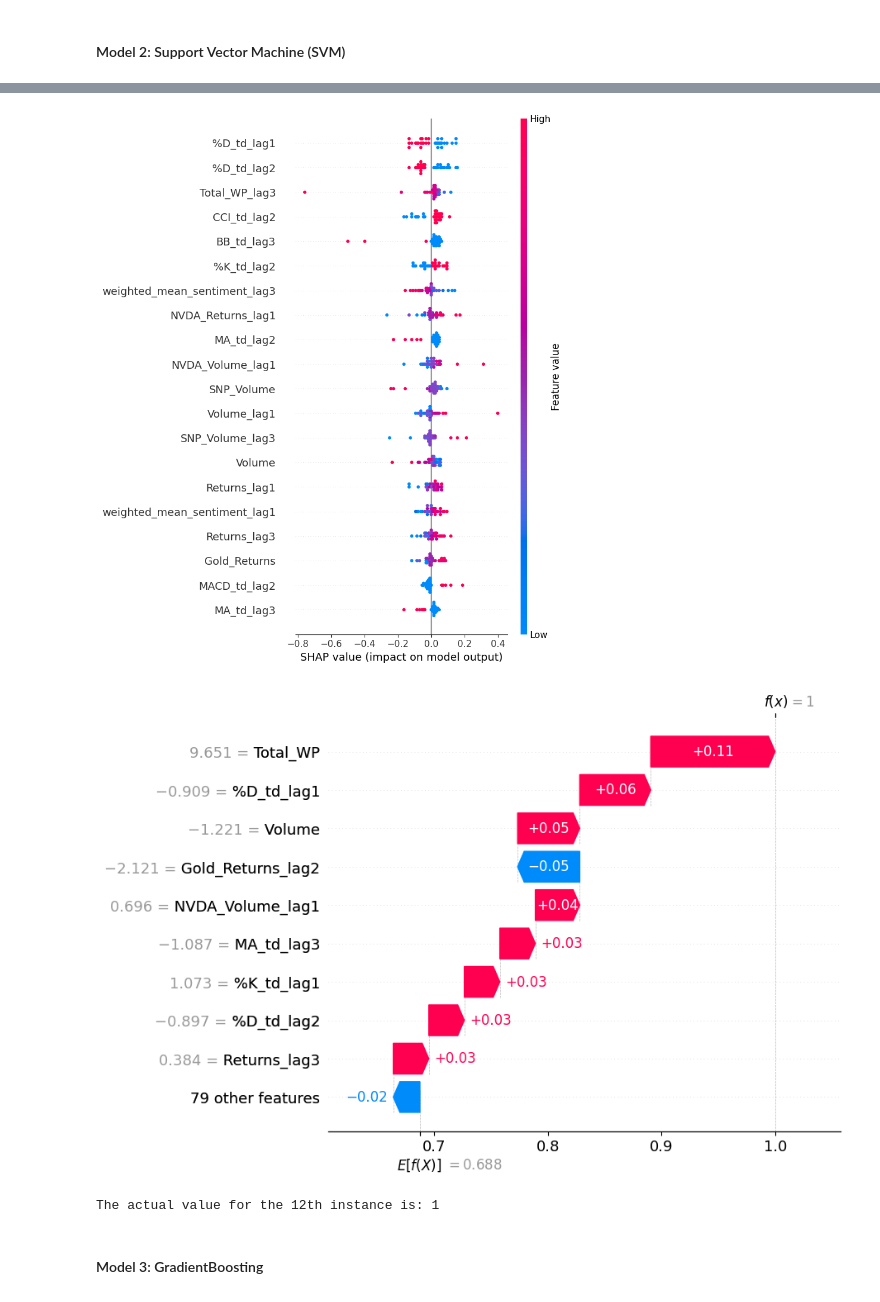
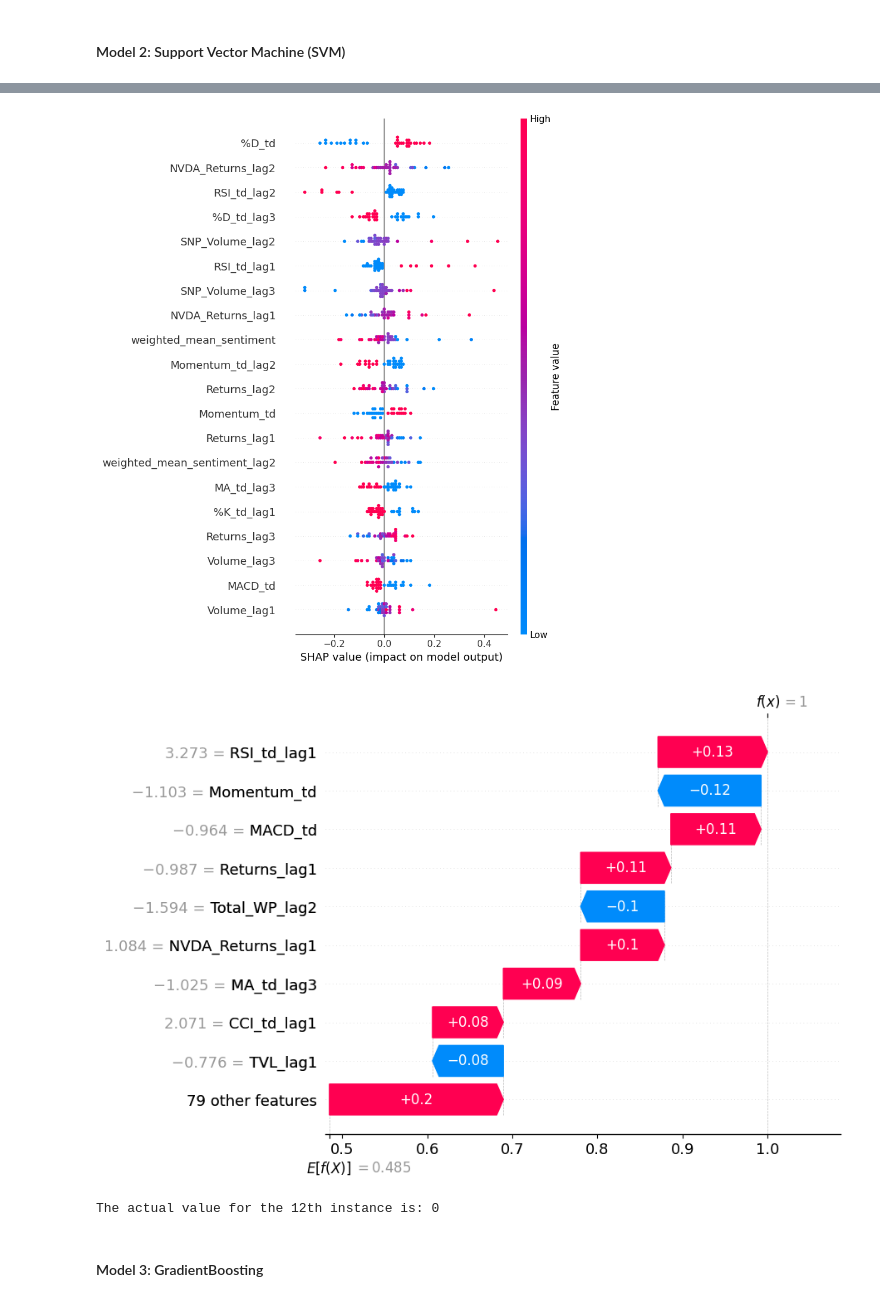
Before and after one commit to NumericCamel/Master-Thesis, a Jupyter notebook: notebook/model_building.ipynb, the cells around one changed output, grey strips where cells are left out. Cells and saved outputs as stored; diff of their text form; code cells hidden in the pictures.

```diff
--- a/notebook/model_building.ipynb
+++ b/notebook/model_building.ipynb
@@ -143,7 +150,7 @@ evaluation = pd.DataFrame(
 from sklearn.ensemble import RandomForestClassifier
 from sklearn.metrics import accuracy_score, confusion_matrix, classification_report, f1_score, precision_score, recall_score
 
-def train_evaluate_random_forest(X_train, X_test, y_train, y_test, name, n_estimators=80, max_depth=10, min_samples_split=5, evaluation_df = evaluation):
+def train_evaluate_random_forest(X_train, X_test, y_train, y_test, name, n_estimators=60, max_depth=10, min_samples_split=5, evaluation_df = evaluation):
     # Initialize and train the Random Forest model
     rfm = RandomForestClassifier(n_estimators=n_estimators, bootstrap=True,
                                  max_depth=max_depth, min_samples_split=min_samples_split)
@@ -159,6 +166,14 @@ def train_evaluate_random_forest(X_train, X_test, y_train, y_test, name, n_estim
     f1 = f1_score(y_test, rf_pred)
     recall = recall_score(y_test, rf_pred)
     precision = precision_score(y_test, rf_pred)
+    # Get the confusion matrix
+    tn, fp, fn, tp = confusion_matrix(y_test, rf_pred).ravel()
+    # Calculate specificity
+    specificity = tn / (tn + fp)
+    # Calculate false positive rate
+    false_positive_rate = fp / (fp + tn)
+    # Calculate false negative rate
+    false_negative_rate = fn / (fn + tp)
 
     # Print results
     print(f"Accuracy: {accuracy}")
@@ -168,7 +183,7 @@ def train_evaluate_random_forest(X_train, X_test, y_train, y_test, name, n_estim
    # Update or initialize the evaluation dataframe
     if evaluation_df is not None:
         model_key = f"{name}_RF_{n_estimators}_{max_depth}_{min_samples_split}"
-        evaluation_df.loc[model_key] = ['Random Forest', accuracy, precision, recall, f1]
+        evaluation_df.loc[model_key] = ['Random Forest', accuracy, precision, recall, f1, specificity, false_positive_rate, false_negative_rate]
 
 
     # Return the model and predictions for further use if needed
@@ -208,7 +238,7 @@ from sklearn.metrics import roc_curve, auc
 def plot_roc_curve(y_test, y_pred, crypto_name, model_name, ax):
     fpr, tpr, _ = roc_curve(y_test, y_pred)
     roc_auc = auc(fpr, tpr)
-    accuracy = (y_test == y_pred).mean()
+    accuracy = accuracy_score(y_test, y_pred)
 
     ax.plot(fpr, tpr, color='darkorange', lw=2, label=f'ROC curve (area = {roc_auc:.2f})')
     ax.plot([0, 1], [0, 1], color='navy', lw=2, linestyle='--')
@@ -246,7 +276,7 @@ from sklearn.svm import SVC
 
 def train_evaluate_support_vector(X_train, X_test, y_train, y_test, name, C=7, probability=True, gamma='auto', kernel='sigmoid', evaluation_df=evaluation):
     # Initialize and train the Random Forest model
-    svc = SVC(C = 7, probability=True, gamma='auto', kernel='sigmoid')
+    svc = SVC(C = C, probability=True, gamma='auto', kernel='sigmoid')
     svc.fit(X_train, y_train)
 
     # Make predictions
@@ -259,6 +289,13 @@ def train_evaluate_support_vector(X_train, X_test, y_train, y_test, name, C=7, p
     precision = precision_score(y_test, svm_pred)
     recall = recall_score(y_test, svm_pred)
     f1 = f1_score(y_test, svm_pred)
+    tn, fp, fn, tp = confusion_matrix(y_test, svm_pred).ravel()
+    # Calculate specificity
+    specificity = tn / (tn + fp)
+    # Calculate false positive rate
+    false_positive_rate = fp / (fp + tn)
+    # Calculate false negative rate
+    false_negative_rate = fn / (fn + tp)
 
     # Print results
     print(f"Accuracy: {accuracy}")
@@ -268,12 +305,12 @@ def train_evaluate_support_vector(X_train, X_test, y_train, y_test, name, C=7, p
    # Update or initialize the evaluation dataframe   # Update or initialize the evaluation dataframe
     if evaluation_df is not None:
         model_key = f"{name}_RF_C_{C}__kernal_{kernel}_gamme_{gamma}"
-        evaluation_df.loc[model_key] = ['SVM', accuracy, precision, recall, f1]
+        evaluation_df.loc[model_key] = ['SVM', accuracy, precision, recall, f1, specificity, false_positive_rate, false_negative_rate]
 
     # Return the model and predictions for further use if needed
     return svc, svm_pred
 
-btc_svc, btc_svm_pred = train_evaluate_support_vector(btc_x_train, btc_x_test, btc_y_train, btc_y_test, 'BTC')
-eth_svc, eth_svm_pred = train_evaluate_support_vector(eth_x_train, eth_x_test, eth_y_train, eth_y_test, 'ETH')
-sol_svc, sol_svm_pred = train_evaluate_support_vector(sol_x_train, sol_x_test, sol_y_train, sol_y_test, 'SOL')
+btc_svc, btc_svm_pred = train_evaluate_support_vector(btc_x_train, btc_x_test, btc_y_train, btc_y_test, 'BTC', C=8)
+eth_svc, eth_svm_pred = train_evaluate_support_vector(eth_x_train, eth_x_test, eth_y_train, eth_y_test, 'ETH', C=5)
+sol_svc, sol_svm_pred = train_evaluate_support_vector(sol_x_train, sol_x_test, sol_y_train, sol_y_test, 'SOL', C=4)
 # %% [output]
@@ -378,25 +419,25 @@ Test Accuracy: 0.4062
 import shap
 
 # Create and fit the explainer
-explainer = shap.Explainer(btc_svc.predict, btc_x_test)
-shap_values = explainer(btc_x_test)
+explainer = shap.Explainer(sol_svc.predict, sol_x_test)
+shap_values = explainer(sol_x_test)
 # %%
- shap.summary_plot(shap_values, btc_x_test, feature_names=btc_x_test.columns.tolist())
+ shap.summary_plot(shap_values, sol_x_test, feature_names=sol_x_test.columns.tolist())
 # %% [output]
-[figure, old version]
+[figure, new version]
 # %%
 shap.waterfall_plot(shap_values[4])
 
 # Show the plot
 plt.show()
 
 # Fetch the actual value for the 12th instance from y_test
-actual_value = y_test.iloc[4]  # Assuming y_test is a DataFrame or Series
+actual_value = sol_y_test.iloc[4]  # Assuming y_test is a DataFrame or Series
 
 print(f"The actual value for the 12th instance is: {actual_value}")
 # %% [output]
-[figure, old version]
+[figure, new version]
-The actual value for the 12th instance is: 1
+The actual value for the 12th instance is: 0
 # %% [markdown]
 #### Model 3: GradientBoosting
 # %%
```
Also changed, not shown: parts of 42 cells of this notebook, 30 other files.
